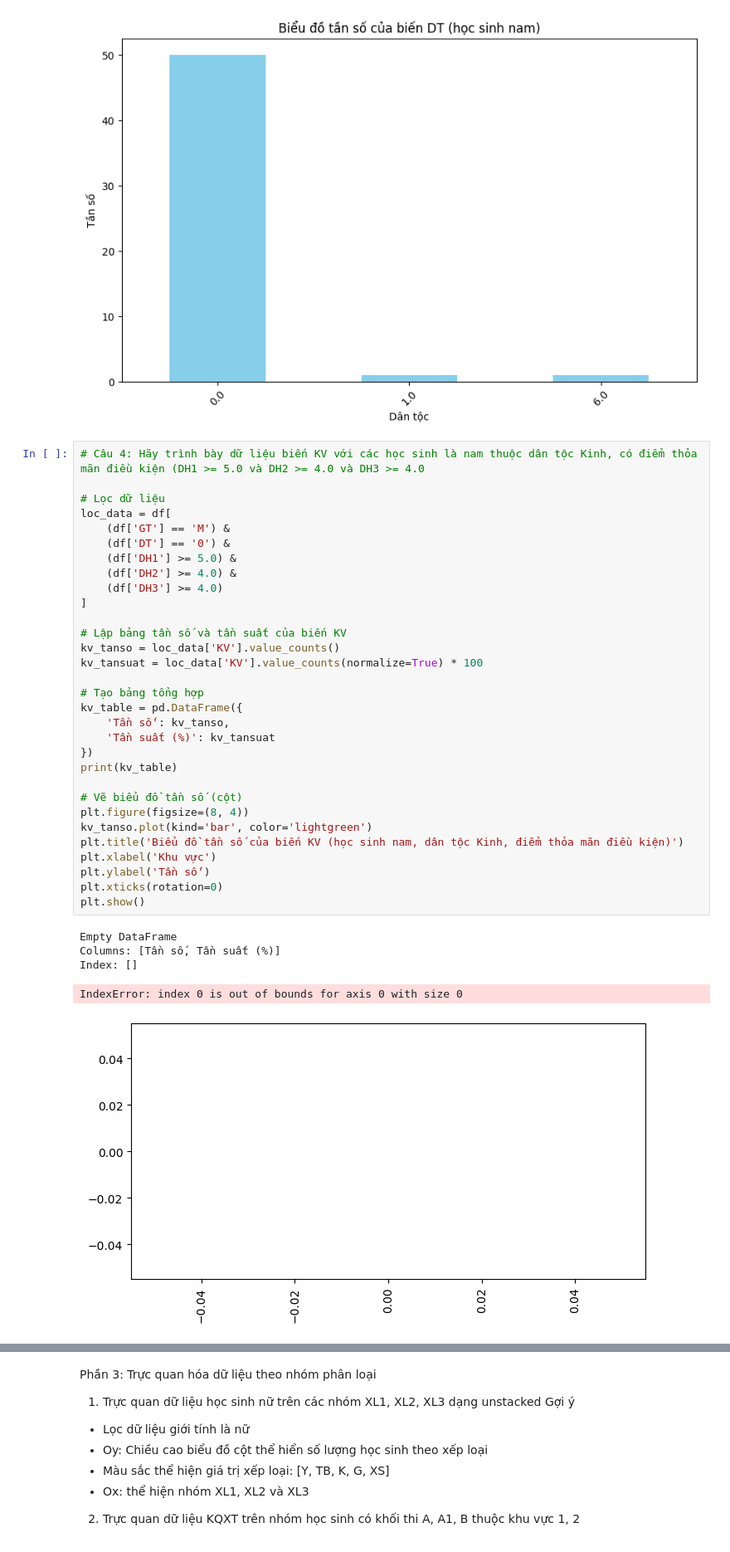
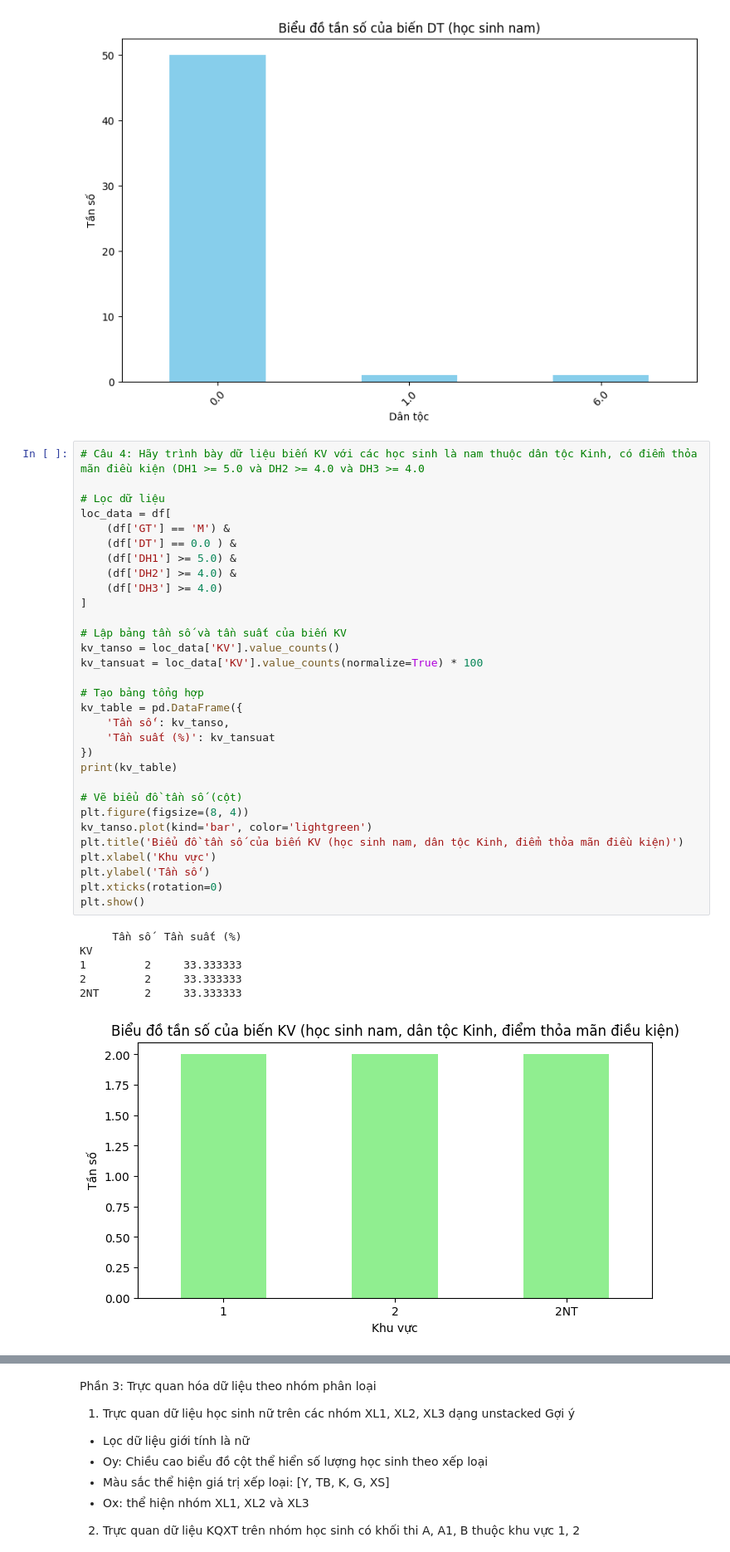
Before and after one commit to Thinh065/Thinh065-PhanTichDuLieunHocSau, a Jupyter notebook: lap2.ipynb, the cells around one changed output, grey strips where cells are left out. Shown at 83% size. Cells and saved outputs as stored; diff of their text form.

```diff
--- a/lap2.ipynb
+++ b/lap2.ipynb
@@ -262,36 +262,37 @@ DT
 # Câu 4: Hãy trình bày dữ liệu biến KV với các học sinh là nam thuộc dân tộc Kinh, có điểm thỏa mãn điều kiện (DH1 >= 5.0 và DH2 >= 4.0 và DH3 >= 4.0
 
 # Lọc dữ liệu
 loc_data = df[
     (df['GT'] == 'M') &
-    (df['DT'] == '0') &
+    (df['DT'] == 0.0 ) &
     (df['DH1'] >= 5.0) &
     (df['DH2'] >= 4.0) &
     (df['DH3'] >= 4.0)
 ]
 
 # Lập bảng tần số và tần suất của biến KV
 kv_tanso = loc_data['KV'].value_counts()
 kv_tansuat = loc_data['KV'].value_counts(normalize=True) * 100
 
 # Tạo bảng tổng hợp
 kv_table = pd.DataFrame({
     'Tần số': kv_tanso,
     'Tần suất (%)': kv_tansuat
 })
 print(kv_table)
 
 # Vẽ biểu đồ tần số (cột)
 plt.figure(figsize=(8, 4))
 kv_tanso.plot(kind='bar', color='lightgreen')
 plt.title('Biểu đồ tần số của biến KV (học sinh nam, dân tộc Kinh, điểm thỏa mãn điều kiện)')
 plt.xlabel('Khu vực')
 plt.ylabel('Tần số')
 plt.xticks(rotation=0)
 plt.show()
 # %% [output]
-Empty DataFrame
-Columns: [Tần số, Tần suất (%)]
-Index: []
+     Tần số  Tần suất (%)
+KV
+1         2     33.333333
+2         2     33.333333
+2NT       2     33.333333
-IndexError: index 0 is out of bounds for axis 0 with size 0
-[figure, old version]
+[figure, new version]
```
Also changed, not shown: parts of 1 cell of this notebook.
